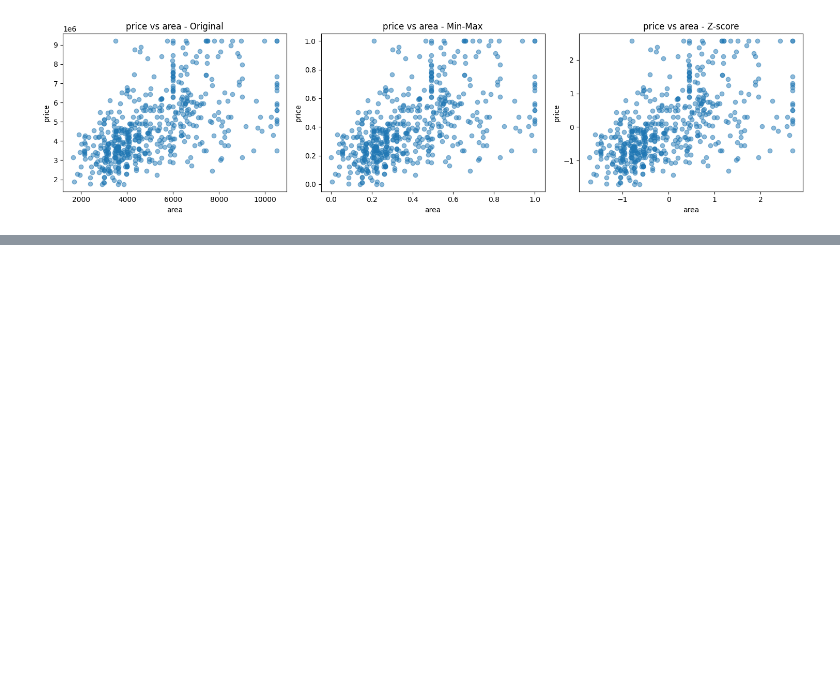
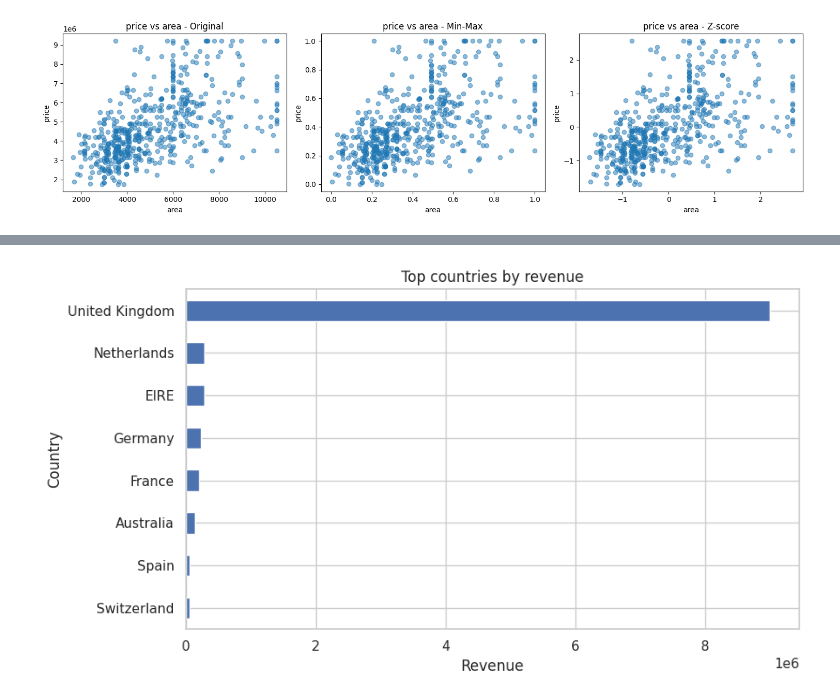
Before and after one commit to chaitraN-sys/Data-Visualization-Lab_Prgs, a Jupyter notebook: Data_Visualization_Lab_prgs.ipynb, the cells around one changed output, grey strips where cells are left out. Saved outputs shown, nothing was run; the diff lists cells and outputs as text; code cells hidden in the pictures; blank space fills up the shorter version.

```diff
--- a/Data_Visualization_Lab_prgs.ipynb
+++ b/Data_Visualization_Lab_prgs.ipynb
@@ -114,0 +139,90 @@ Duplicates: 0
+# %%
+import sys, re
+import numpy as np
+import pandas as pd
+import matplotlib.pyplot as plt
+import seaborn as sns
+from wordcloud import WordCloud
+
+df = pd.read_excel("/content/Online Retail.xlsx")
+print("Shape:", df.shape)
+print("\\nMissing values:\\n", df.isna().sum())
+print("Exact duplicates:", df.duplicated().sum())
+
+df["InvoiceDate"] = pd.to_datetime(df["InvoiceDate"], errors="coerce")
+df["Description"] = df["Description"].fillna("Unknown product").astype(str).str.strip()
+df["Country"] = df["Country"].fillna("Unknown").astype(str).str.strip()
+df = df.drop_duplicates().copy()
+df["InvoiceNo"] = df["InvoiceNo"].astype(str)
+df["Revenue"] = df["Quantity"] * df["UnitPrice"]
+df["YearMonth"] = df["InvoiceDate"].dt.to_period("M").astype(str)
+
+# Completed sales only. Negative quantities/cancelled invoices are returns/cancellations.
+sales = df[(df.Quantity > 0) & (df.UnitPrice > 0) &
+           (~df.InvoiceNo.str.startswith("C")) & df.InvoiceDate.notna()].copy()
+sales["Revenue"] = sales.Quantity * sales.UnitPrice
+print("\\nClean sales rows:", len(sales))
+print("Gross sales revenue:", sales.Revenue.sum())
+print("\\nNumeric summary:\\n", sales[["Quantity","UnitPrice","Revenue"]].describe())
+
+sns.set_theme(style="whitegrid")
+# 1 Bar
+sales.groupby("Country").Revenue.sum().nlargest(8).sort_values().plot.barh(figsize=(9,5),title="Top countries by revenue")
+plt.xlabel("Revenue"); plt.tight_layout(); plt.show()
+# 2 Stacked bar
+top5=sales.groupby("Country").Revenue.sum().nlargest(5).index
+(sales[sales.Country.isin(top5)].pivot_table(index="YearMonth",columns="Country",values="Revenue",aggfunc="sum",fill_value=0)
+ .plot(kind="bar",stacked=True,figsize=(12,5),title="Monthly revenue by top 5 countries"))
+plt.ylabel("Revenue"); plt.xticks(rotation=45); plt.tight_layout(); plt.show()
+# 3 Line
+sales.groupby("YearMonth").Revenue.sum().plot(marker="o",figsize=(10,4),title="Monthly revenue")
+plt.ylabel("Revenue"); plt.xticks(rotation=45); plt.tight_layout(); plt.show()
+# 4 Scatter
+s=sales.sample(min(5000,len(sales)),random_state=42)
+plt.figure(figsize=(8,5)); plt.scatter(s.UnitPrice,s.Quantity,alpha=.25)
+plt.xscale("log"); plt.yscale("log"); plt.xlabel("UnitPrice (log)"); plt.ylabel("Quantity (log)")
+plt.title("Price vs quantity"); plt.tight_layout(); plt.show()
+# 5 Bubble
+cs=sales.groupby("Country").agg(Revenue=("Revenue","sum"),Invoices=("InvoiceNo","nunique"),Customers=("CustomerID","nunique")).nlargest(15,"Revenue")
+plt.figure(figsize=(9,6)); plt.scatter(cs.Invoices,cs.Revenue,s=cs.Customers.clip(lower=1)*3,alpha=.5)
+for country,r in cs.iterrows(): plt.annotate(country,(r.Invoices,r.Revenue),fontsize=7)
+plt.xlabel("Invoices"); plt.ylabel("Revenue"); plt.title("Country bubble chart (size=customers)")
+plt.tight_layout(); plt.show()
+# 6 Histogram
+plt.figure(figsize=(8,5)); plt.hist(np.log1p(sales.Revenue),bins=50)
+plt.title("Log-transformed line revenue"); plt.xlabel("log(1+Revenue)"); plt.tight_layout(); plt.show()
+# 7 Box
+plt.figure(figsize=(8,4)); sns.boxplot(x=sales.loc[sales.Quantity<=sales.Quantity.quantile(.99),"Quantity"])
+plt.title("Quantity boxplot (up to 99th percentile)"); plt.tight_layout(); plt.show()
+# 8 Heatmap
+plt.figure(figsize=(6,5)); sns.heatmap(sales[["Quantity","UnitPrice","Revenue"]].corr(),annot=True,cmap="coolwarm",center=0)
+plt.title("Correlation heatmap"); plt.tight_layout(); plt.show()
+# 9 Radar
+rad=sales[sales.Country.isin(top5)].groupby("Country").agg(Revenue=("Revenue","sum"),Invoices=("InvoiceNo","nunique"),Customers=("CustomerID","nunique"))
+rad=(rad-rad.min())/(rad.max()-rad.min()).replace(0,1)
+labels=list(rad.columns); angles=np.linspace(0,2*np.pi,len(labels),endpoint=False).tolist(); angles+=angles[:1]
+fig=plt.figure(figsize=(7,6)); ax=fig.add_subplot(111,polar=True)
+for country,row in rad.iterrows():
+    vals=row.tolist()+[row.tolist()[0]]; ax.plot(angles,vals,marker="o",label=country)
+ax.set_xticks(angles[:-1]); ax.set_xticklabels(labels); ax.set_ylim(0,1); ax.legend()
+plt.title("Radar: normalized top-country metrics"); plt.tight_layout(); plt.show()
+# 10 Pie
+p=sales.groupby("Country").Revenue.sum().nlargest(6); p.loc["Other countries"]=sales.groupby("Country").Revenue.sum().nsmallest(len(sales.Country.unique())-6).sum()
+plt.figure(figsize=(7,6)); plt.pie(p.values,labels=p.index,autopct="%1.1f%%"); plt.title("Revenue share"); plt.tight_layout(); plt.show()
+# 11 Treemap: optional squarify dependency
+try:
+    import squarify
+    p=sales.groupby("Description").Revenue.sum().nlargest(20)
+    plt.figure(figsize=(12,7)); squarify.plot(sizes=p.values,label=[x[:24] for x in p.index],alpha=.8)
+    plt.title("Top 20 products by revenue"); plt.axis("off"); plt.tight_layout(); plt.show()
+except ImportError:
+    print("Install squarify for treemap: pip install squarify")
+# 12 Word cloud
+text=" ".join(sales.Description.astype(str))
+wc=WordCloud(width=1200,height=600,background_color="white").generate(text)
+plt.figure(figsize=(12,6)); plt.imshow(wc,interpolation="bilinear"); plt.axis("off"); plt.title("Product description word cloud"); plt.show()
+
+print("\\nCorrelation:\\n",sales[["Quantity","UnitPrice","Revenue"]].corr())
+print("\\nTop countries:\\n",sales.groupby("Country").Revenue.sum().nlargest(10))
+print("\\nTop products:\\n",sales.groupby("Description").Revenue.sum().nlargest(10))
+# %% [output]
@@ -114,0 +246 @@ Duplicates: 0
+[figure, added]
```
Also changed, not shown: parts of 10 cells of this notebook.
